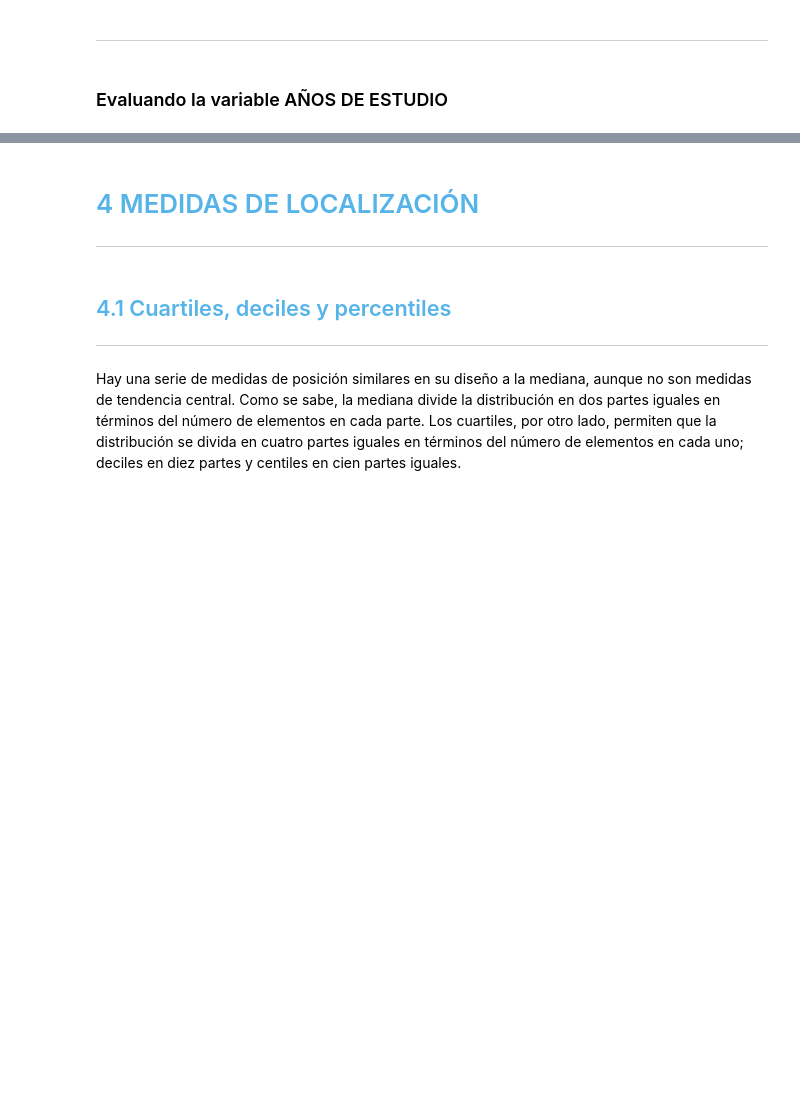
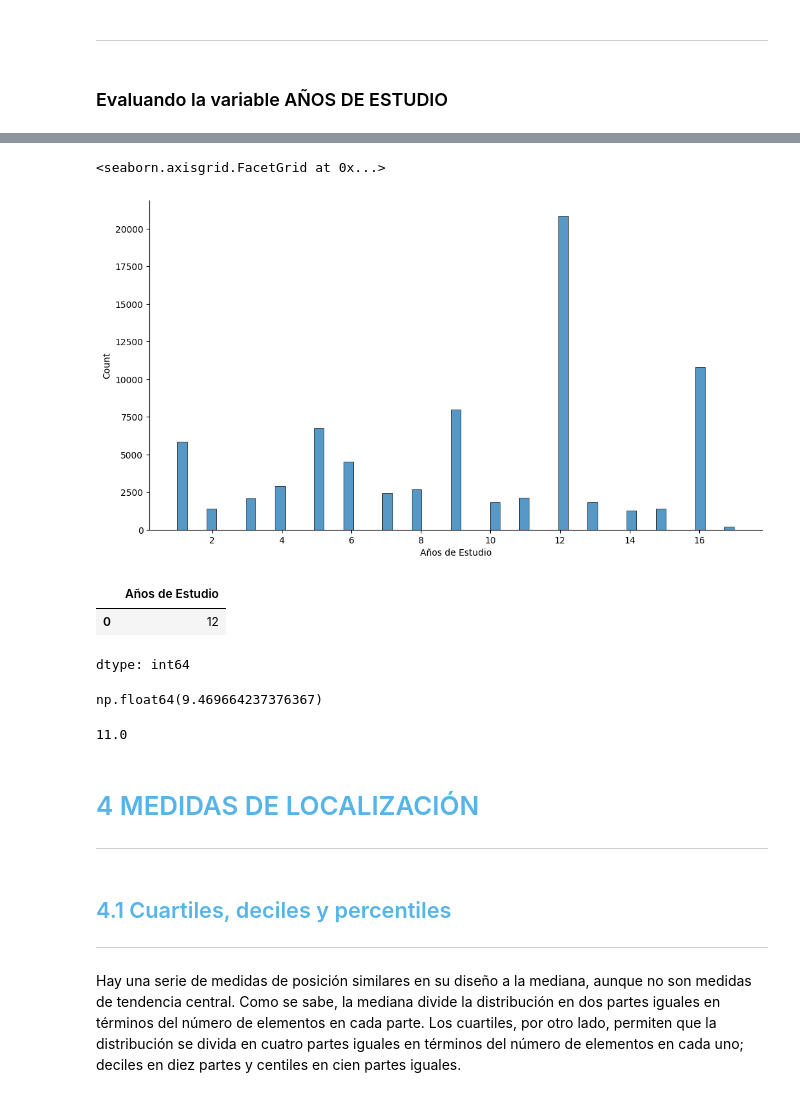
Before and after one commit to mespealva/numpy, a Jupyter notebook: Curso_de_Estadística_con_Python_1.ipynb, the cells around one changed output, grey strips where cells are left out. Saved outputs shown, nothing was run; the diff lists cells and outputs as text; code cells hidden in the pictures; blank space fills up the shorter version.

```diff
--- a/Curso_de_Estadística_con_Python_1.ipynb
+++ b/Curso_de_Estadística_con_Python_1.ipynb
@@ -494,3 +631,27 @@ La moda se puede definir como el valor más frecuente de un conjunto de datos. L
+# %%
+ax = sns.displot(datos['Años de Estudio'])
+ax.figure.set_size_inches(12,6)
+ax
+# %% [output]
+<seaborn.axisgrid.FacetGrid at 0x...>
+[figure, added]
+# %%
+moda_alt = datos['Años de Estudio'].mode()
+moda_alt
+# %% [output]
+|  | Años de Estudio |
+| 0 | 12 |
+dtype: int64
+# %%
+media_alt = datos['Años de Estudio'].mean()
+media_alt
+# %% [output]
+np.float64(9.469664237376367)
+# %%
+mediana_alt = datos['Años de Estudio'].median()
+mediana_alt
+# %% [output]
+11.0
 # %% [markdown]
 # <font color=#56B4E9>4 MEDIDAS DE LOCALIZACIÓN</font>
 ***
```
Also changed, not shown: parts of 22 cells of this notebook.
